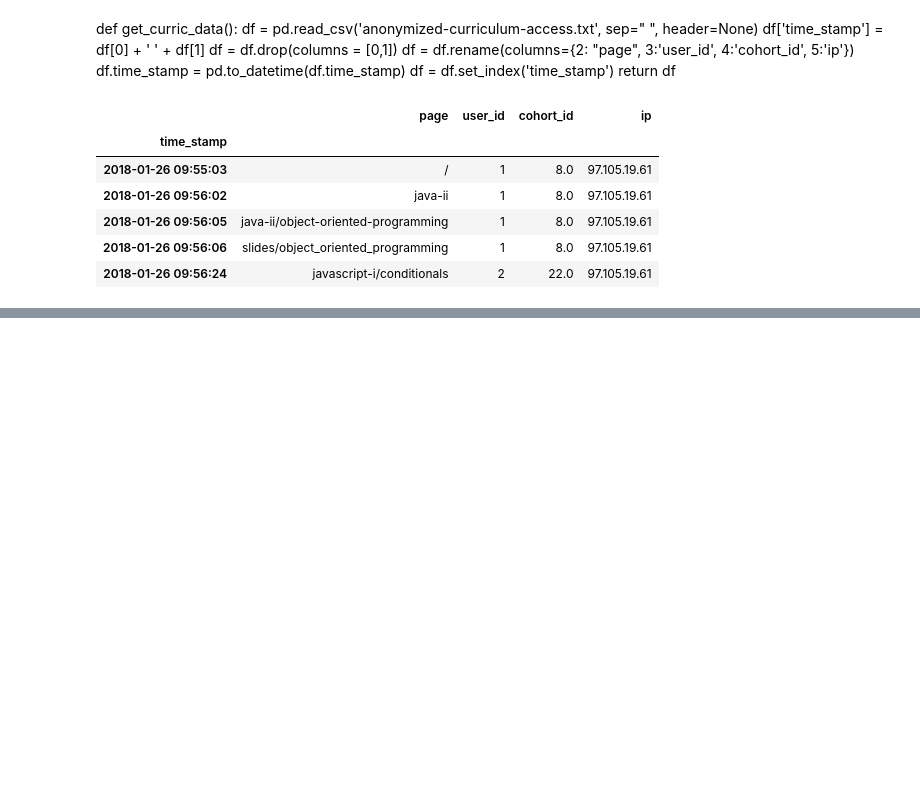
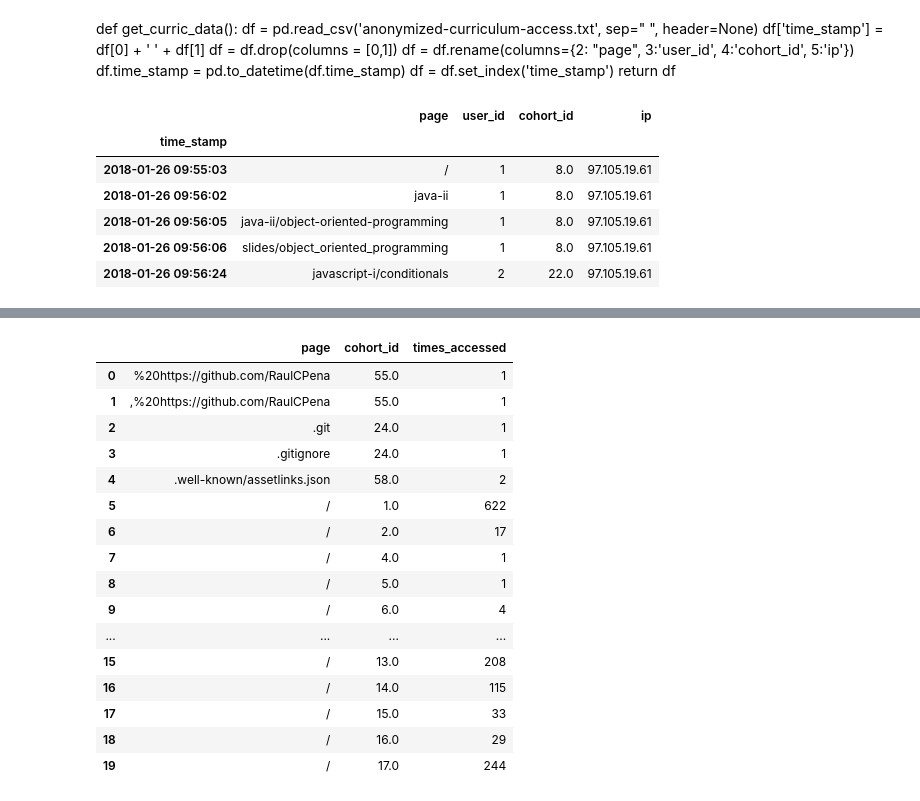
Before and after one commit to george887/time_series_project, a Jupyter notebook: explore.ipynb, the cells around one changed output, grey strips where cells are left out. Saved outputs shown, nothing was run; the diff lists cells and outputs as text; code cells hidden in the pictures; blank space fills up the shorter version.

```diff
--- a/explore.ipynb
+++ b/explore.ipynb
@@ -40,0 +173,20 @@ df.head()
+# %%
+df2.head(20)
+# %% [output]
+|  | page | cohort_id | times_accessed |
+| 0 | %20https://github.com/RaulCPena | 55.0 | 1 |
+| 1 | ,%20https://github.com/RaulCPena | 55.0 | 1 |
+| 2 | .git | 24.0 | 1 |
+| 3 | .gitignore | 24.0 | 1 |
+| 4 | .well-known/assetlinks.json | 58.0 | 2 |
+| 5 | / | 1.0 | 622 |
+| 6 | / | 2.0 | 17 |
+| 7 | / | 4.0 | 1 |
+| 8 | / | 5.0 | 1 |
+| 9 | / | 6.0 | 4 |
+| ... | ... | ... | ... |
+| 15 | / | 13.0 | 208 |
+| 16 | / | 14.0 | 115 |
+| 17 | / | 15.0 | 33 |
+| 18 | / | 16.0 | 29 |
+| 19 | / | 17.0 | 244 |
```
Also changed, not shown: parts of 42 cells of this notebook.
